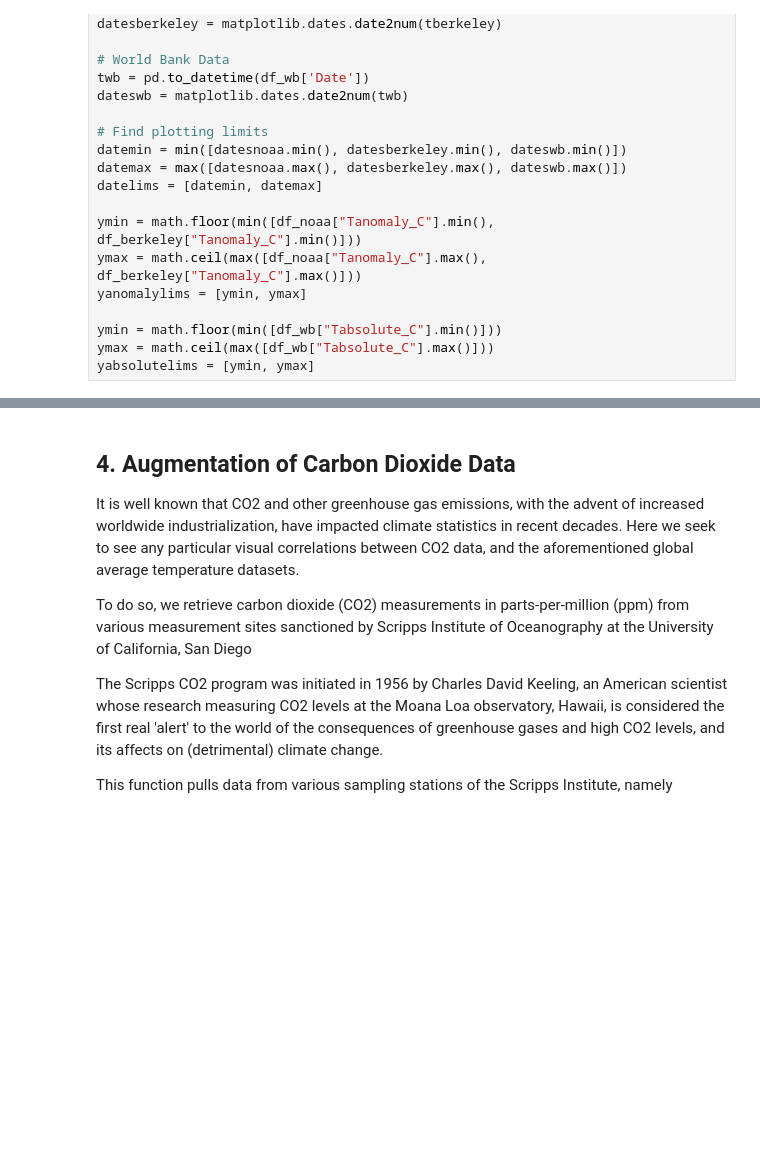
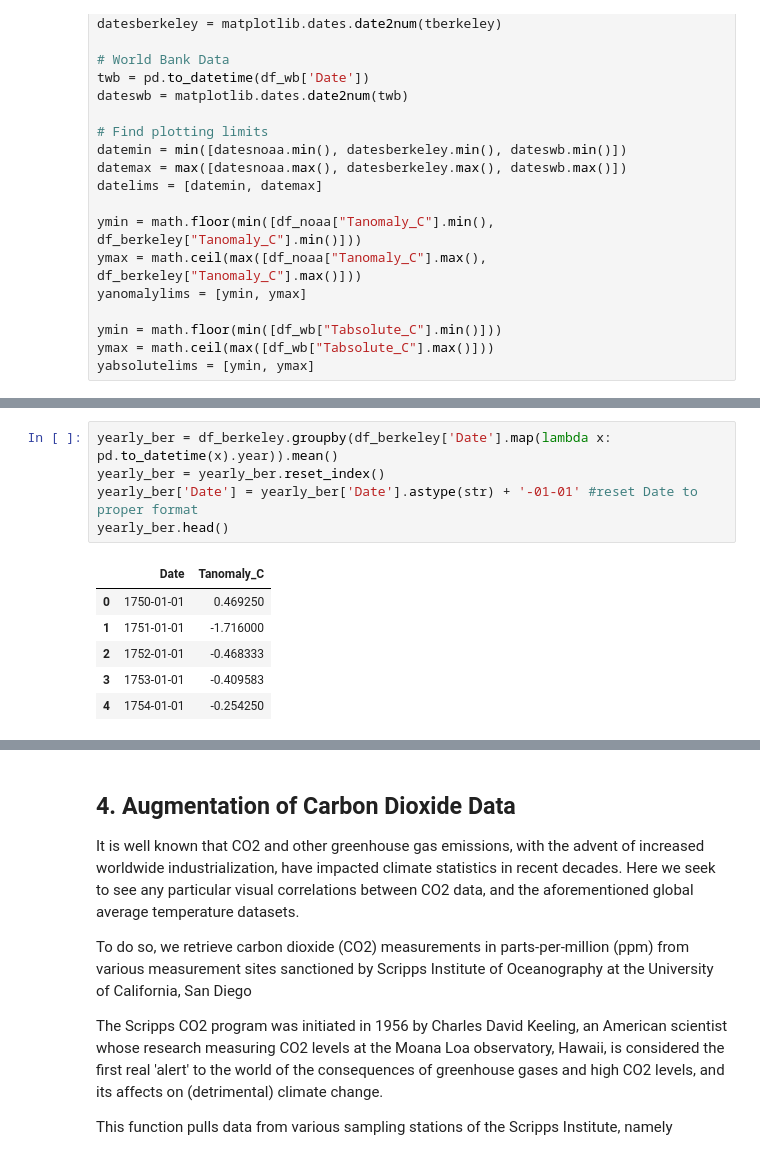
Before and after one commit to toddschultz/DegreesOfClimateChange, a Jupyter notebook: examples/GlobalTemperatureComparison-Final.ipynb, the cells around one changed output, grey strips where cells are left out. Cells and saved outputs as stored; diff of their text form; blank space fills up the shorter version.

```diff
--- a/examples/GlobalTemperatureComparison-Final.ipynb
+++ b/examples/GlobalTemperatureComparison-Final.ipynb
@@ -210,0 +239,12 @@ plt.show()
+# %%
+yearly_ber = df_berkeley.groupby(df_berkeley['Date'].map(lambda x: pd.to_datetime(x).year)).mean()
+yearly_ber = yearly_ber.reset_index()
+yearly_ber['Date'] = yearly_ber['Date'].astype(str) + '-01-01' #reset Date to proper format
+yearly_ber.head()
+# %% [output]
+|  | Date | Tanomaly_C |
+| 0 | 1750-01-01 | 0.469250 |
+| 1 | 1751-01-01 | -1.716000 |
+| 2 | 1752-01-01 | -0.468333 |
+| 3 | 1753-01-01 | -0.409583 |
+| 4 | 1754-01-01 | -0.254250 |
```
Also changed, not shown: parts of 10 cells of this notebook.
